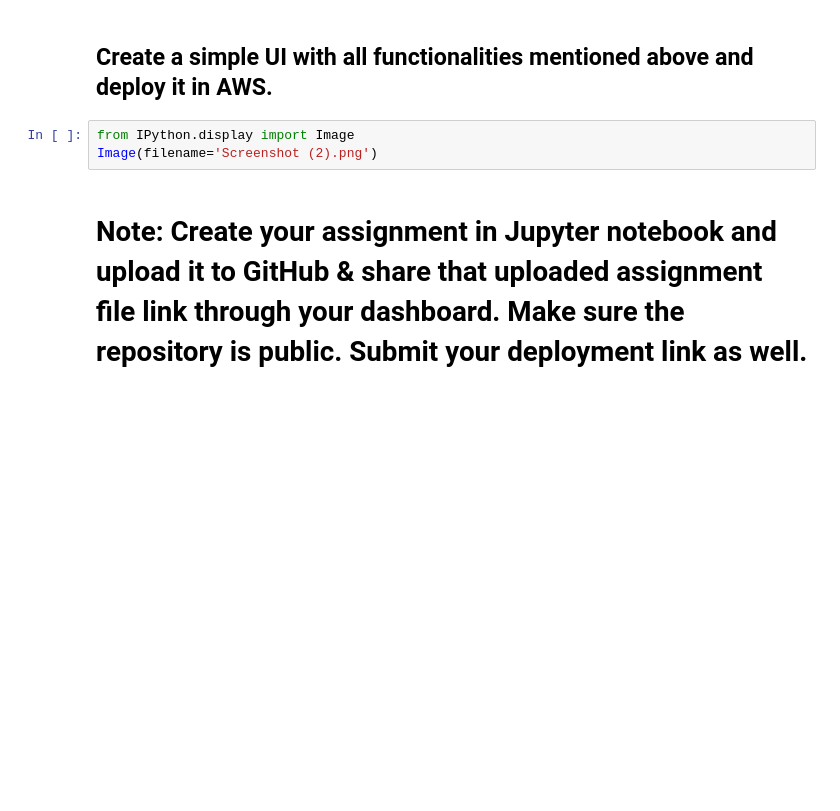
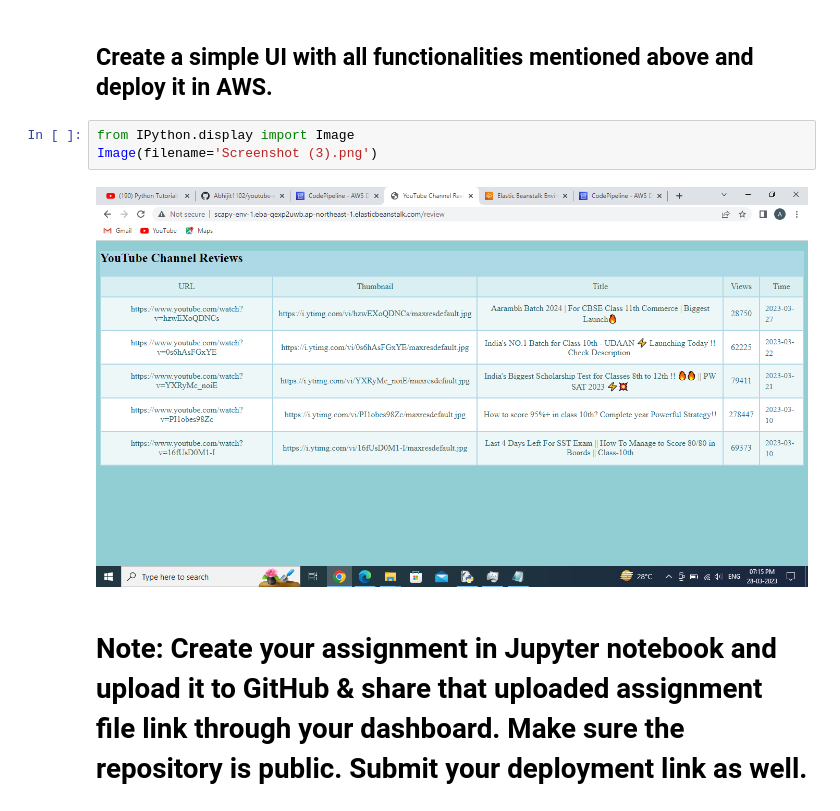
Before and after one commit to Abhijit1102/pwskill_assign, a Jupyter notebook: project/You-tube scrapping Assignment.ipynb, the cells around one changed output. Cells and saved outputs as stored; diff of their text form; blank space fills up the shorter version.

```diff
--- a/project/You-tube scrapping Assignment.ipynb
+++ b/project/You-tube scrapping Assignment.ipynb
@@ -145,7 +145,9 @@ Published Date: 2023-03-10
 ## Create a simple UI with all functionalities mentioned above and deploy it in AWS.
 # %%
 from IPython.display import Image
-Image(filename='Screenshot (2).png')
+Image(filename='Screenshot (3).png')
+# %% [output]
+[figure, added]
 # %% [markdown]
 # Note: Create your assignment in Jupyter notebook and upload it to GitHub & share that uploaded assignment file link through your dashboard. Make sure the repository is public. Submit your deployment link as well.
 # %% [markdown]
```
Also changed, not shown: 1 other file.
